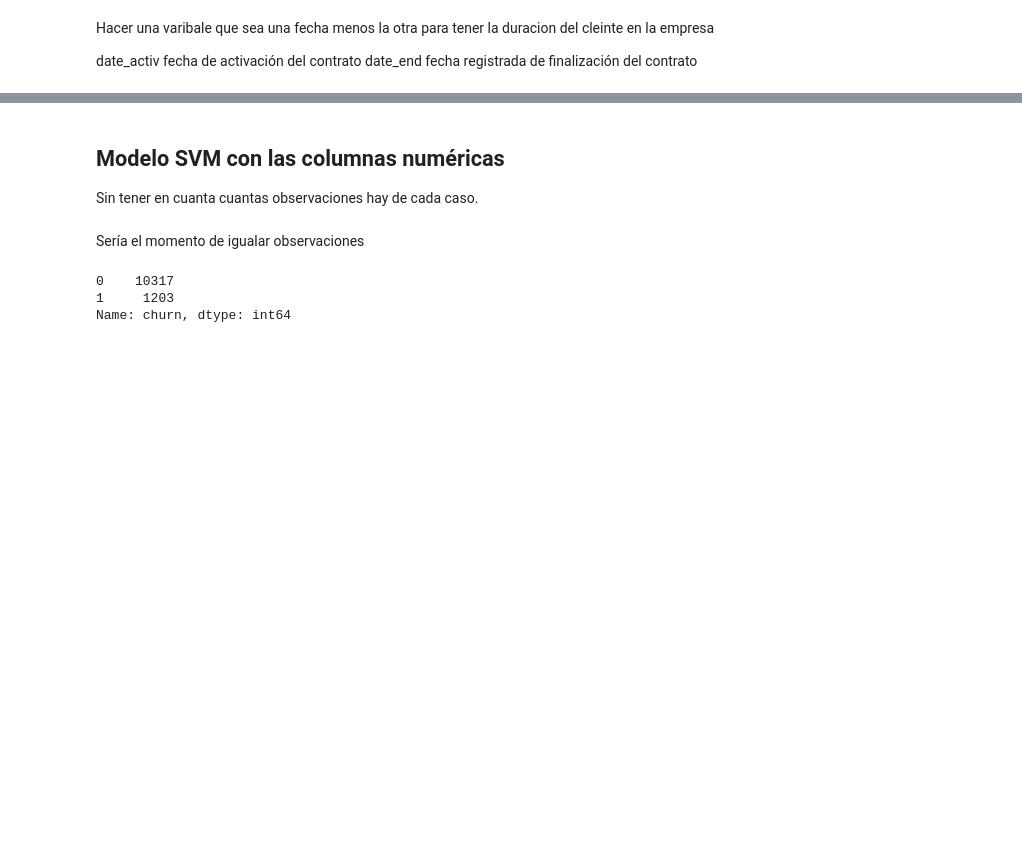
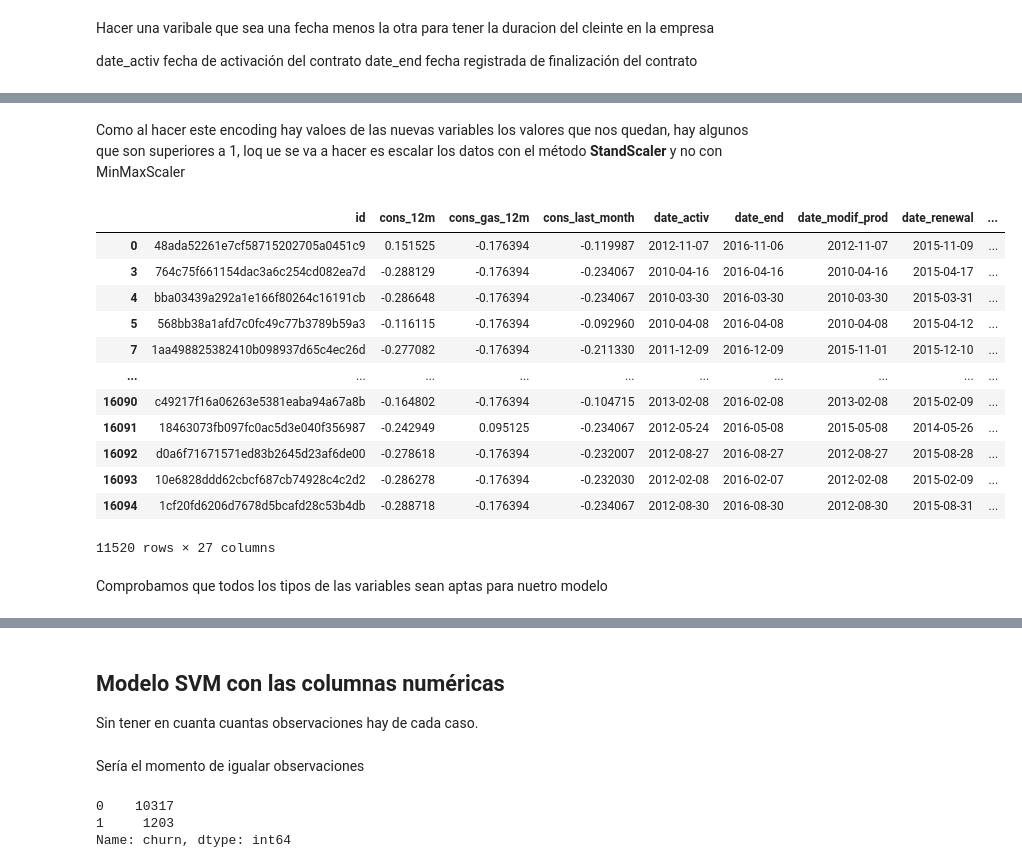
Before and after one commit to patriciamediavilla/L1P2, a Jupyter notebook: PFG.ipynb, the cells around one changed output, grey strips where cells are left out. Saved outputs shown, nothing was run; the diff lists cells and outputs as text; code cells hidden in the pictures; blank space fills up the shorter version.

```diff
--- a/PFG.ipynb
+++ b/PFG.ipynb
@@ -327,0 +381,36 @@ train_data_clean['total_days'] = (train_data_clean['date_end'] - train_data_clea
+# %% [markdown]
+Como al hacer este encoding hay valoes de las nuevas variables los valores que nos quedan, hay algunos que son superiores a 1, loq ue se va a hacer es escalar los datos con el método **StandScaler** y no con MinMaxScaler
+# %%
+from sklearn.preprocessing import StandardScaler
+
+# Selecciona solo las columnas numéricas
+# Selecciona solo las columnas numéricas excepto 'churn'
+columnas_numericas = train_data_clean.select_dtypes(include=['int64', 'float64']).drop('churn', axis=1).columns
+
+# Inicializa el escalador
+scaler = StandardScaler()
+
+# Ajusta el escalador a tus datos
+scaler.fit(train_data_clean[columnas_numericas])
+
+# Transforma tus datos
+train_data_clean[columnas_numericas] = scaler.transform(train_data_clean[columnas_numericas])
+
+# Puedes verificar el DataFrame resultante
+train_data_clean
+# %% [output]
+|  | id | cons_12m | cons_gas_12m | cons_last_month | date_activ | date_end | date_modif_prod | date_renewal | ... |
+| 0 | 48ada52261e7cf58715202705a0451c9 | 0.151525 | -0.176394 | -0.119987 | 2012-11-07 | 2016-11-06 | 2012-11-07 | 2015-11-09 | ... |
+| 3 | 764c75f661154dac3a6c254cd082ea7d | -0.288129 | -0.176394 | -0.234067 | 2010-04-16 | 2016-04-16 | 2010-04-16 | 2015-04-17 | ... |
+| 4 | bba03439a292a1e166f80264c16191cb | -0.286648 | -0.176394 | -0.234067 | 2010-03-30 | 2016-03-30 | 2010-03-30 | 2015-03-31 | ... |
+| 5 | 568bb38a1afd7c0fc49c77b3789b59a3 | -0.116115 | -0.176394 | -0.092960 | 2010-04-08 | 2016-04-08 | 2010-04-08 | 2015-04-12 | ... |
+| 7 | 1aa498825382410b098937d65c4ec26d | -0.277082 | -0.176394 | -0.211330 | 2011-12-09 | 2016-12-09 | 2015-11-01 | 2015-12-10 | ... |
+| ... | ... | ... | ... | ... | ... | ... | ... | ... | ... |
+| 16090 | c49217f16a06263e5381eaba94a67a8b | -0.164802 | -0.176394 | -0.104715 | 2013-02-08 | 2016-02-08 | 2013-02-08 | 2015-02-09 | ... |
+| 16091 | 18463073fb097fc0ac5d3e040f356987 | -0.242949 | 0.095125 | -0.234067 | 2012-05-24 | 2016-05-08 | 2015-05-08 | 2014-05-26 | ... |
+| 16092 | d0a6f71671571ed83b2645d23af6de00 | -0.278618 | -0.176394 | -0.232007 | 2012-08-27 | 2016-08-27 | 2012-08-27 | 2015-08-28 | ... |
+| 16093 | 10e6828ddd62cbcf687cb74928c4c2d2 | -0.286278 | -0.176394 | -0.232030 | 2012-02-08 | 2016-02-07 | 2012-02-08 | 2015-02-09 | ... |
+| 16094 | 1cf20fd6206d7678d5bcafd28c53b4db | -0.288718 | -0.176394 | -0.234067 | 2012-08-30 | 2016-08-30 | 2012-08-30 | 2015-08-31 | ... |
+11520 rows × 27 columns
+# %% [markdown]
+Comprobamos que todos los tipos de las variables sean aptas para nuetro modelo
```
Also changed, not shown: parts of 21 cells of this notebook.
